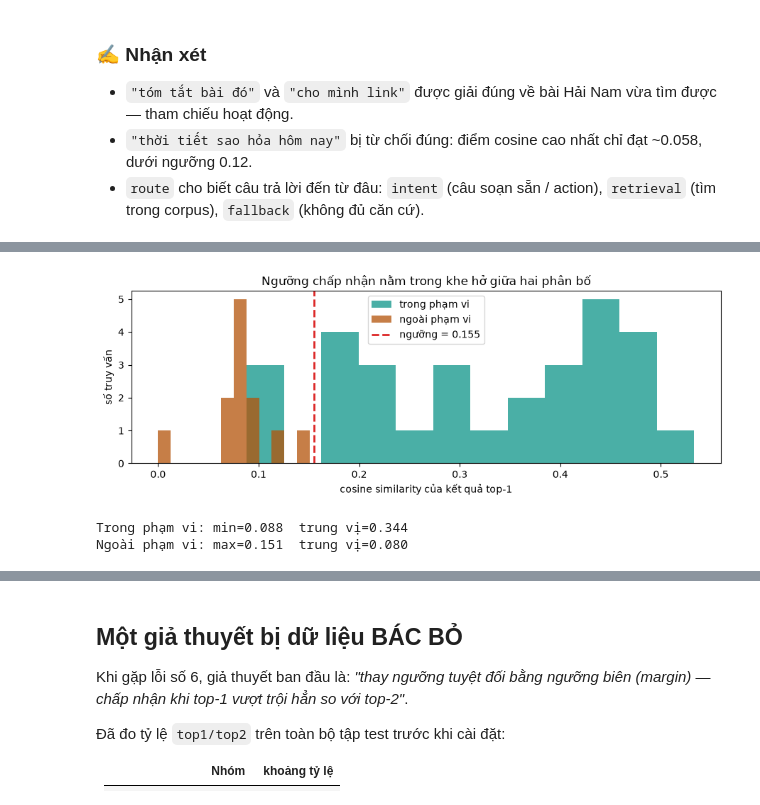
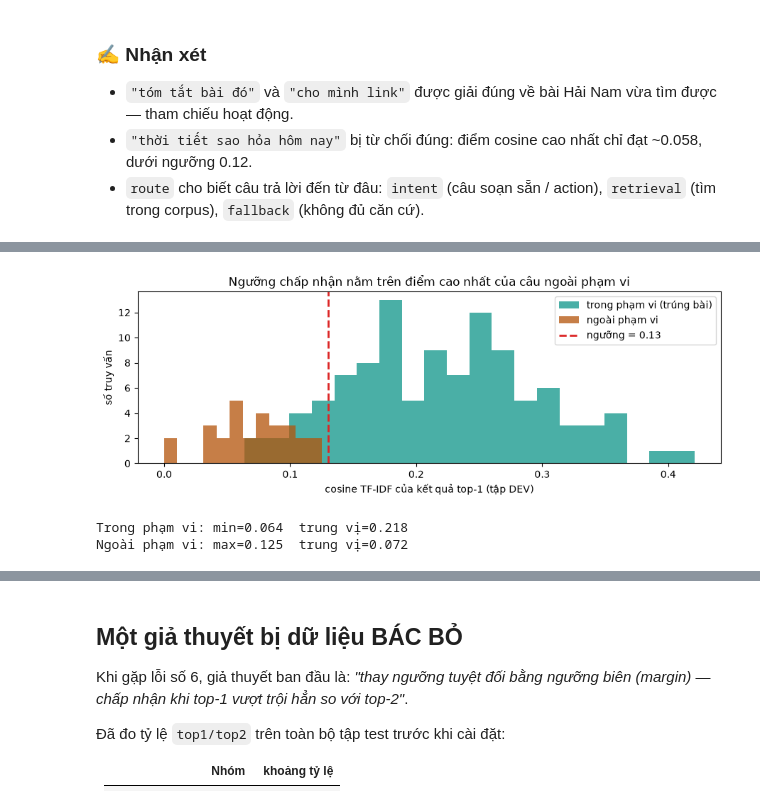
Before and after one commit to jessiicamaru/nlp-chat-bot, a Jupyter notebook: notebooks/FinalProject_Chatbot_23IT036.ipynb, the cells around one changed output, grey strips where cells are left out. Cells and saved outputs as stored; diff of their text form; code cells hidden in the pictures.

```diff
--- a/notebooks/FinalProject_Chatbot_23IT036.ipynb
+++ b/notebooks/FinalProject_Chatbot_23IT036.ipynb
@@ -1295,31 +1346,26 @@ tối đa hóa số câu trả lời được mà vẫn không đoán bừa.
 # %%
-# Đo lại trực tiếp trong notebook: điểm top-1 trong vs ngoài phạm vi
-import json
-from config import INTENTS_DIR
-from entities import expand_query
+from evaluate import top1_scores, set_freshness as _sf
+from config import RETRIEVAL_THRESHOLD, FRESHNESS_ALPHA, FRESHNESS_HALFLIFE_DAYS
 
-tests = json.loads((INTENTS_DIR / "test_queries.json").read_text(encoding="utf-8"))
-
-in_scores, oos_scores = [], []
-for c in tests["retrieval_tests"]:
-    r = retriever.search(c["query"], top_k=1, min_score=0.0)
-    if r and c["expect_title_contains"].lower() in r[0].title.lower():
-        in_scores.append(r[0].score)
-for q in tests["out_of_scope"]:
-    r = retriever.search(expand_query(q), top_k=1, min_score=0.0)
-    oos_scores.append(r[0].score if r else 0.0)
+_r = _NR().fit_cached(df.dropna(subset=["title", "text"]).reset_index(drop=True))
+_sf(_r, FRESHNESS_HALFLIFE_DAYS, FRESHNESS_ALPHA)
+_ins = top1_scores(_r, _dev["retrieval"], "query")
+in_scores = [x.base_score for x, c in zip(_ins, _dev["retrieval"])
+             if x is not None and x.url in set(c["gold_urls"])]
+oos_scores = [x.base_score if x else 0.0 for x in top1_scores(_r, _dev["out_of_scope"], "text")]
 
 fig, ax = plt.subplots(figsize=(9, 3.4))
-ax.hist(in_scores, bins=12, alpha=.75, label="trong phạm vi", color="#0d9488")
+ax.hist(in_scores, bins=20, alpha=.75, label="trong phạm vi (trúng bài)", color="#0d9488")
 ax.hist(oos_scores, bins=12, alpha=.75, label="ngoài phạm vi", color="#b45309")
-ax.axvline(0.155, color="#dc2626", ls="--", lw=2, label="ngưỡng = 0.155")
-ax.set_xlabel("cosine similarity của kết quả top-1"); ax.set_ylabel("số truy vấn")
-ax.set_title("Ngưỡng chấp nhận nằm trong khe hở giữa hai phân bố")
+ax.axvline(RETRIEVAL_THRESHOLD, color="#dc2626", ls="--", lw=2,
+           label=f"ngưỡng = {RETRIEVAL_THRESHOLD}")
+ax.set_xlabel("cosine TF-IDF của kết quả top-1 (tập DEV)"); ax.set_ylabel("số truy vấn")
+ax.set_title("Ngưỡng chấp nhận nằm trên điểm cao nhất của câu ngoài phạm vi")
 ax.legend(); plt.tight_layout(); plt.show()
 
 print(f"Trong phạm vi: min={min(in_scores):.3f}  trung vị={np.median(in_scores):.3f}")
 print(f"Ngoài phạm vi: max={max(oos_scores):.3f}  trung vị={np.median(oos_scores):.3f}")
 # %% [output]
-[figure, old version]
+[figure, new version]
-Trong phạm vi: min=0.088  trung vị=0.344
-Ngoài phạm vi: max=0.151  trung vị=0.080
+Trong phạm vi: min=0.064  trung vị=0.218
+Ngoài phạm vi: max=0.125  trung vị=0.072
```
Also changed, not shown: parts of 27 cells of this notebook, 5 other files.
